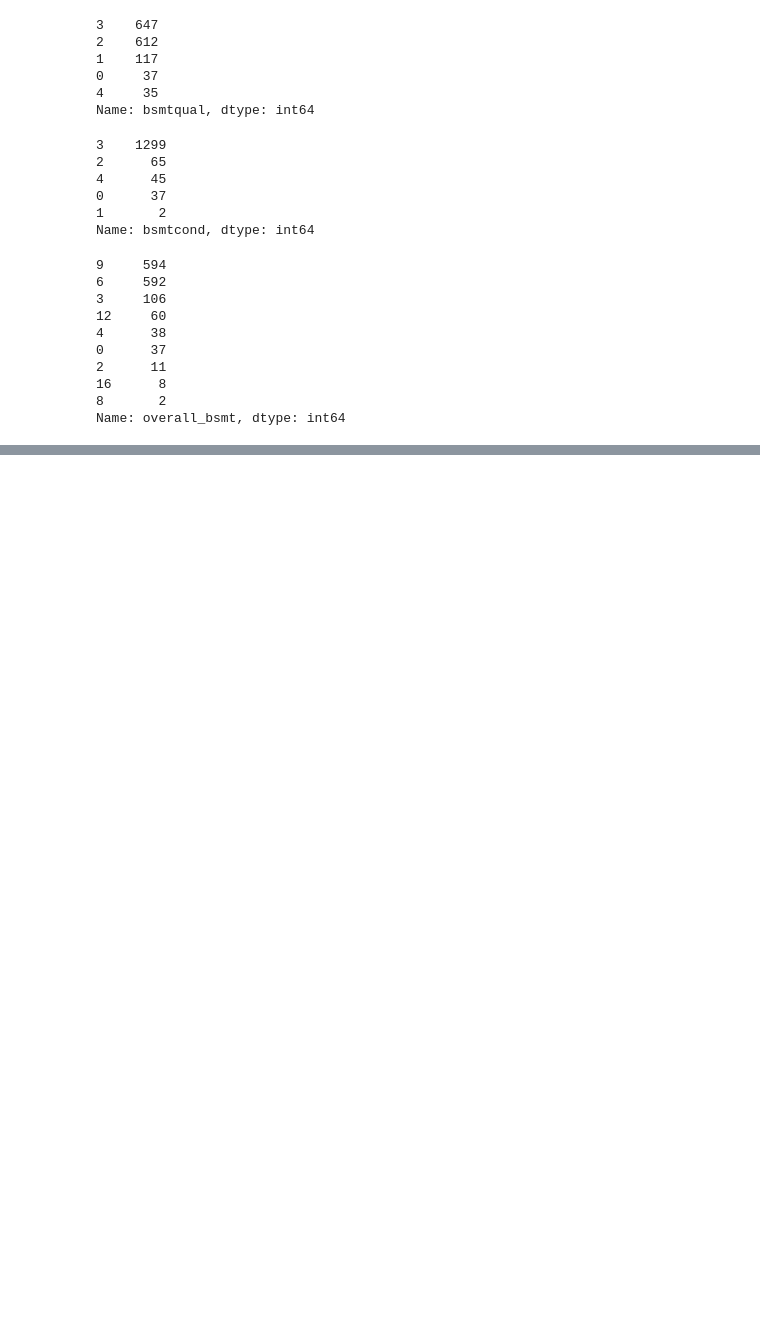
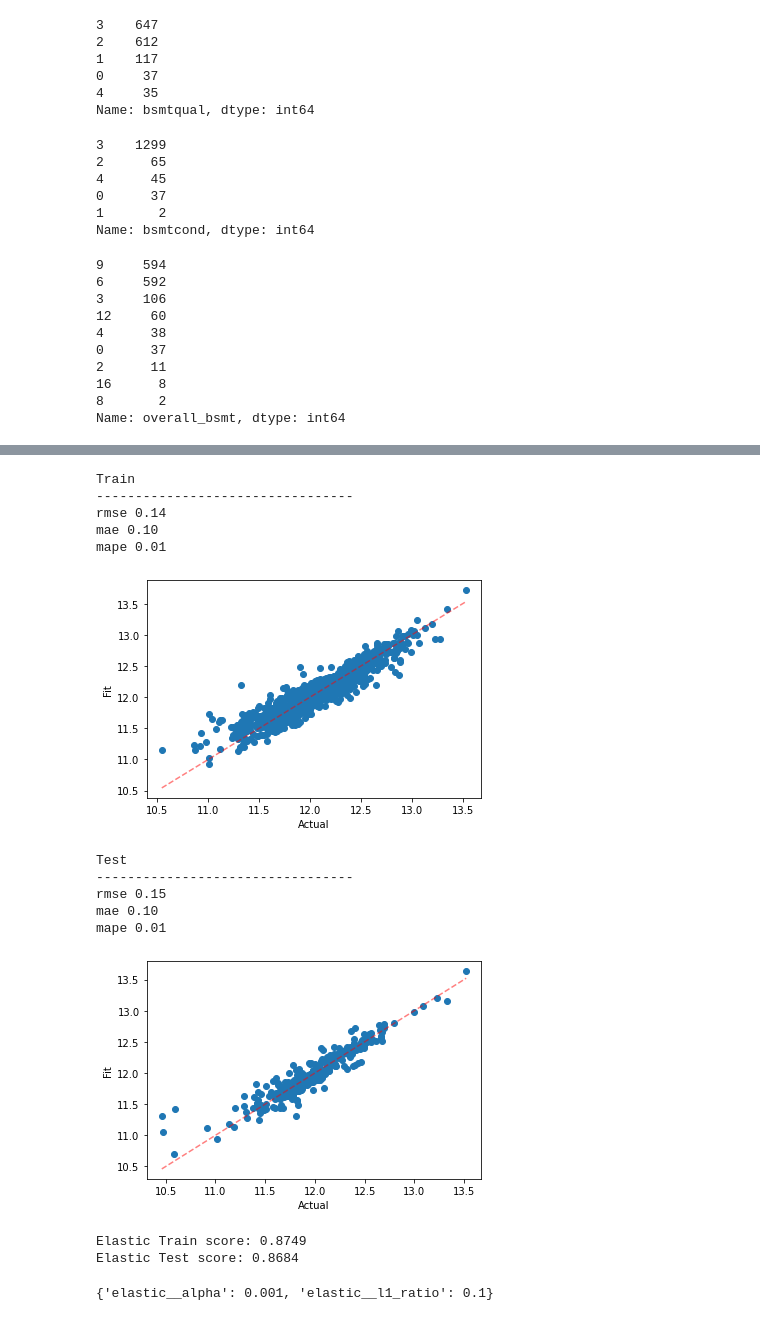
Before and after one commit to mgalaviz1/my_work, a Jupyter notebook: week6_linear_regression/lr_challenge.ipynb, the cells around one changed output, grey strips where cells are left out. Saved outputs shown, nothing was run; the diff lists cells and outputs as text; code cells hidden in the pictures; blank space fills up the shorter version.

```diff
--- a/week6_linear_regression/lr_challenge.ipynb
+++ b/week6_linear_regression/lr_challenge.ipynb
@@ -664,0 +776,9 @@ plt.show()
+# %%
+# fmt: off
+pipeline = Pipeline([
+    ('preprocessing', preprocessing),
+    ("lasso", Lasso())
+])
+# fmt: on
+# %%
+grid = {"lasso__alpha": [0.00001, 0.0001, 0.001]}
@@ -664,0 +798,21 @@ plt.show()
+# %%
+y_pred_train = lasso_pipeline_cv.predict(X_train)
+y_pred_test = lasso_pipeline_cv.predict(X_test)
+
+print("Train\n---------------------------------")
+eval_preds(y_train, y_pred_train)
+print("Test\n---------------------------------")
+eval_preds(y_test, y_pred_test)
+# %% [output]
+Train
+---------------------------------
+rmse 0.14
+mae 0.10
+mape 0.01
+[figure, added]
+Test
+---------------------------------
+rmse 0.15
+mae 0.10
+mape 0.01
+[figure, added]
@@ -664,0 +831,13 @@ plt.show()
+# %%
+elastic_pipeline_cv = GridSearchCV(pipeline, grid)
+elastic_pipeline_cv.fit(X_train, y_train)
+
+print(f"Elastic Train score: {elastic_pipeline_cv.score(X_train, y_train):.4f}")
+print(f"Elastic Test score: {elastic_pipeline_cv.score(X_test, y_test):.4f}")
+# %% [output]
+Elastic Train score: 0.8749
+Elastic Test score: 0.8684
+# %%
+elastic_pipeline_cv.best_params_
+# %% [output]
+{'elastic__alpha': 0.001, 'elastic__l1_ratio': 0.1}
```
Also changed, not shown: parts of 46 cells of this notebook.
